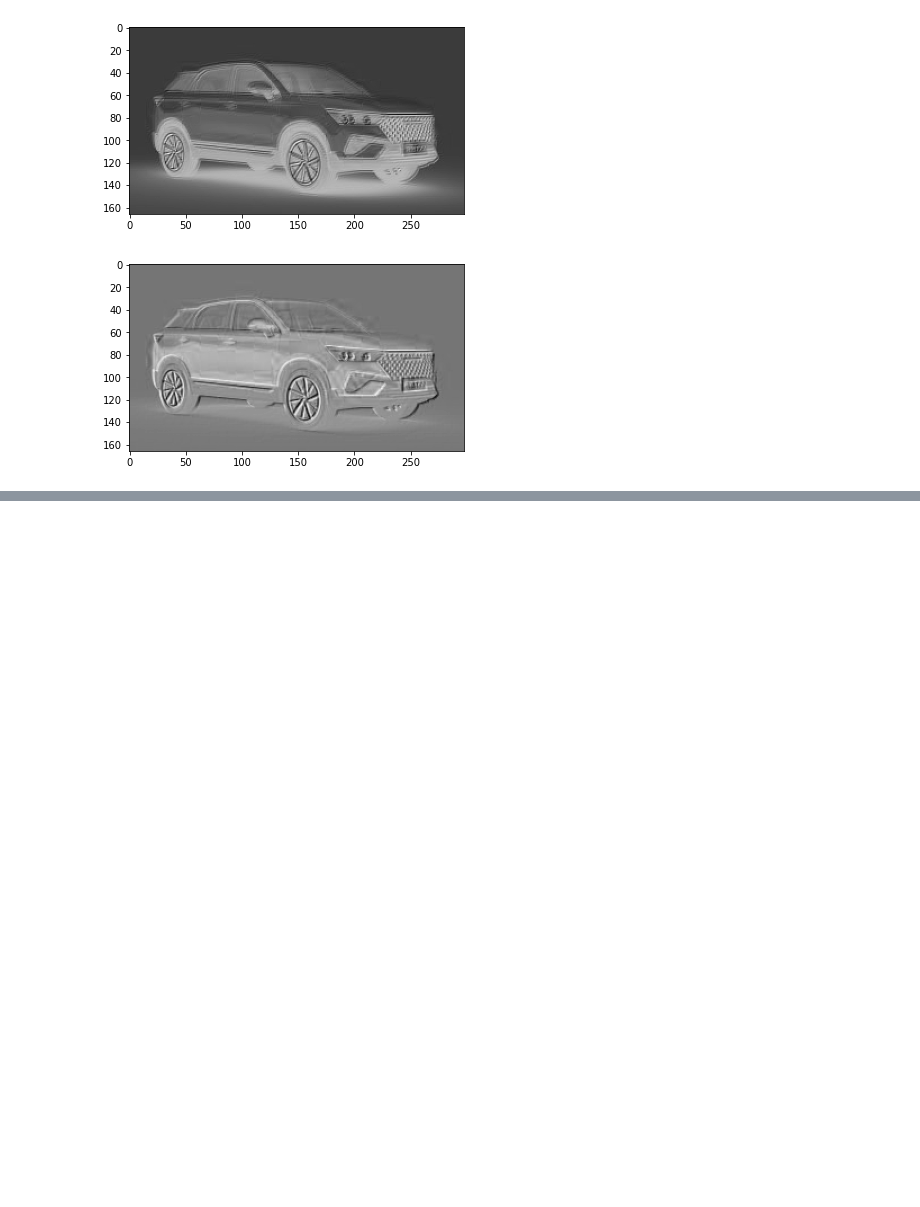
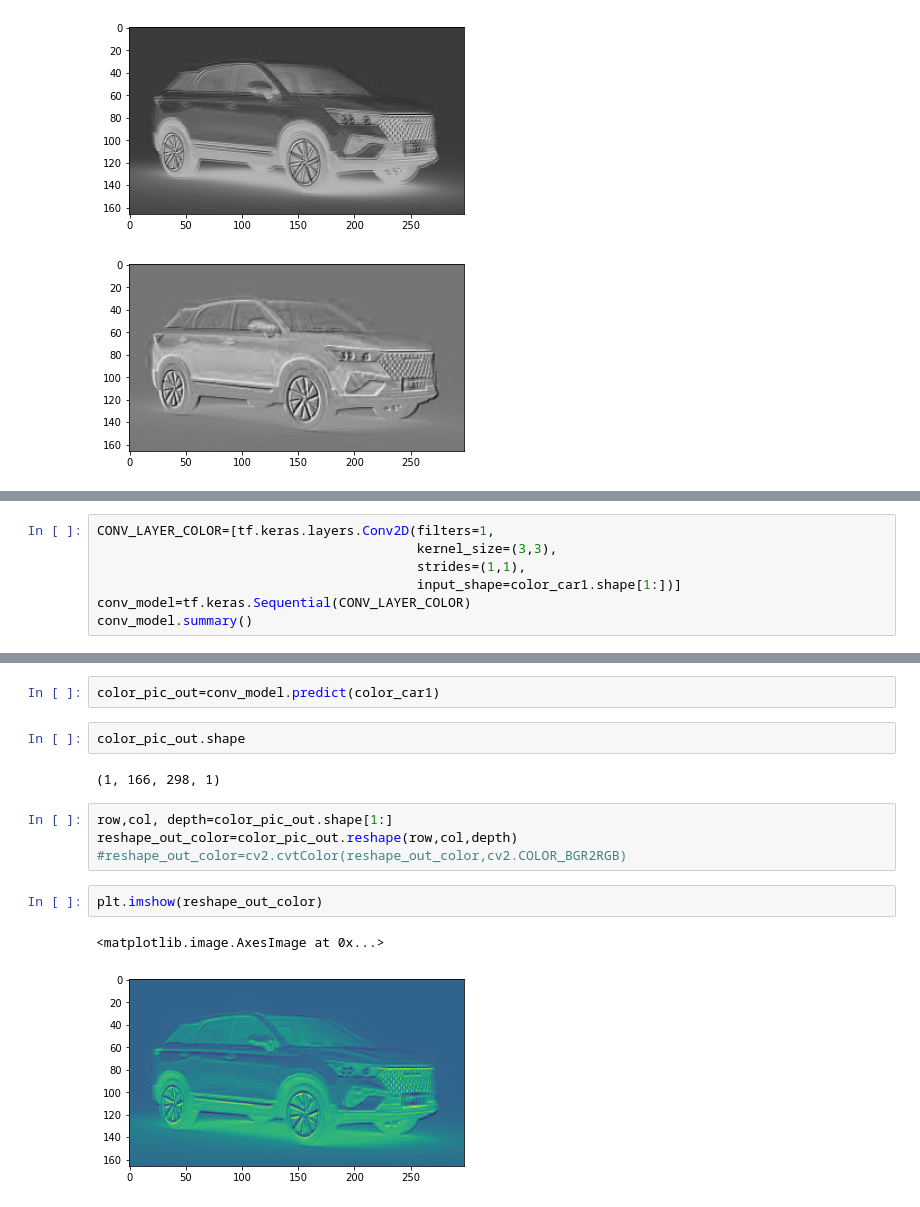
Before and after one commit to TUCchkul/ComputerVision-Object-Detection-and-Object-Tracking, a Jupyter notebook: CNN/CNN-Details.ipynb, the cells around one changed output, grey strips where cells are left out. Cells and saved outputs as stored; diff of their text form; blank space fills up the shorter version.

```diff
--- a/CNN/CNN-Details.ipynb
+++ b/CNN/CNN-Details.ipynb
@@ -173,0 +248,7 @@ _________________________________________________________________
+# %%
+CONV_LAYER_COLOR=[tf.keras.layers.Conv2D(filters=1,
+                                         kernel_size=(3,3),
+                                         strides=(1,1),
+                                         input_shape=color_car1.shape[1:])]
+conv_model=tf.keras.Sequential(CONV_LAYER_COLOR)
+conv_model.summary()
@@ -173,0 +267,15 @@ _________________________________________________________________
+# %%
+color_pic_out=conv_model.predict(color_car1)
+# %%
+color_pic_out.shape
+# %% [output]
+(1, 166, 298, 1)
+# %%
+row,col, depth=color_pic_out.shape[1:]
+reshape_out_color=color_pic_out.reshape(row,col,depth)
+#reshape_out_color=cv2.cvtColor(reshape_out_color,cv2.COLOR_BGR2RGB)
+# %%
+plt.imshow(reshape_out_color)
+# %% [output]
+<matplotlib.image.AxesImage at 0x...>
+[figure, added]
```
Also changed, not shown: parts of 19 cells of this notebook.
